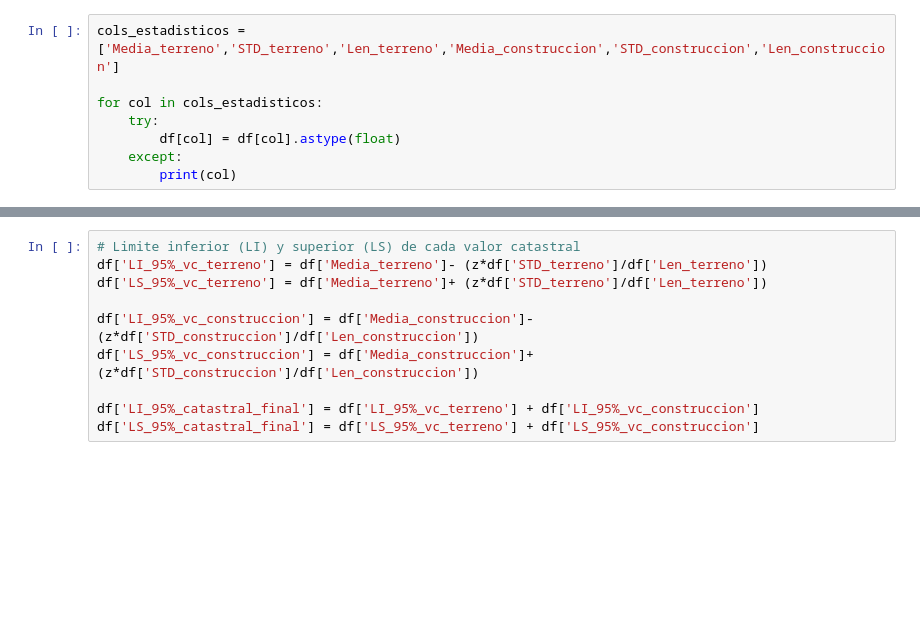
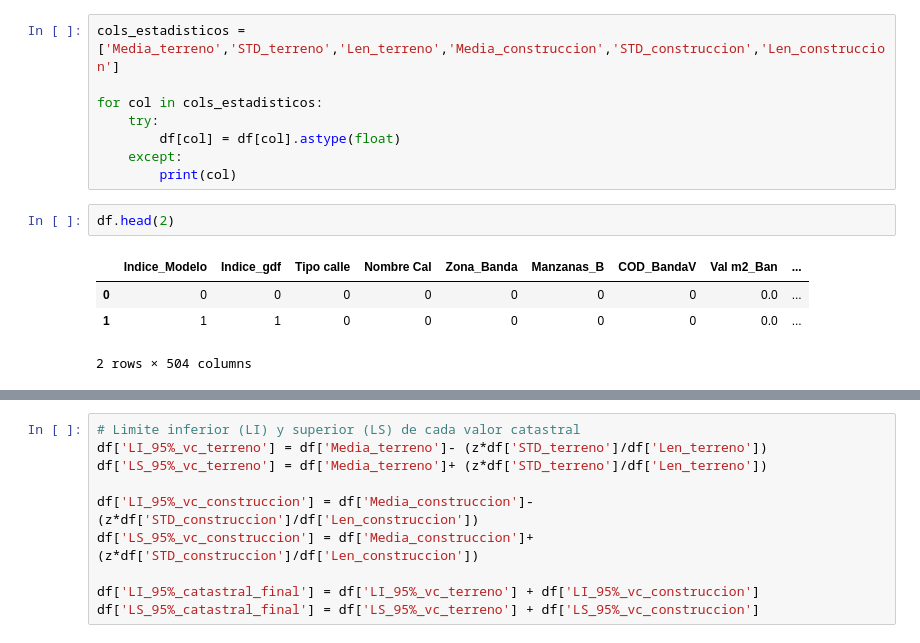
Before and after one commit to DiosLara/Newst_codes, a Jupyter notebook: Valor_Catastral/Calculo_valor_catastro.ipynb, the cells around one changed output, grey strips where cells are left out. Saved outputs shown, nothing was run; the diff lists cells and outputs as text; blank space fills up the shorter version.

```diff
--- a/Valor_Catastral/Calculo_valor_catastro.ipynb
+++ b/Valor_Catastral/Calculo_valor_catastro.ipynb
@@ -712,3 +723,10 @@ for col in cols_estadisticos:
         df[col] = df[col].astype(float)
     except:
         print(col)
+# %%
+df.head(2)
+# %% [output]
+|  | Indice_Modelo | Indice_gdf | Tipo calle | Nombre Cal | Zona_Banda | Manzanas_B | COD_BandaV | Val m2_Ban | ... |
+| 0 | 0 | 0 | 0 | 0 | 0 | 0 | 0 | 0.0 | ... |
+| 1 | 1 | 1 | 0 | 0 | 0 | 0 | 0 | 0.0 | ... |
+2 rows × 504 columns
```
Also changed, not shown: parts of 7 cells of this notebook.
